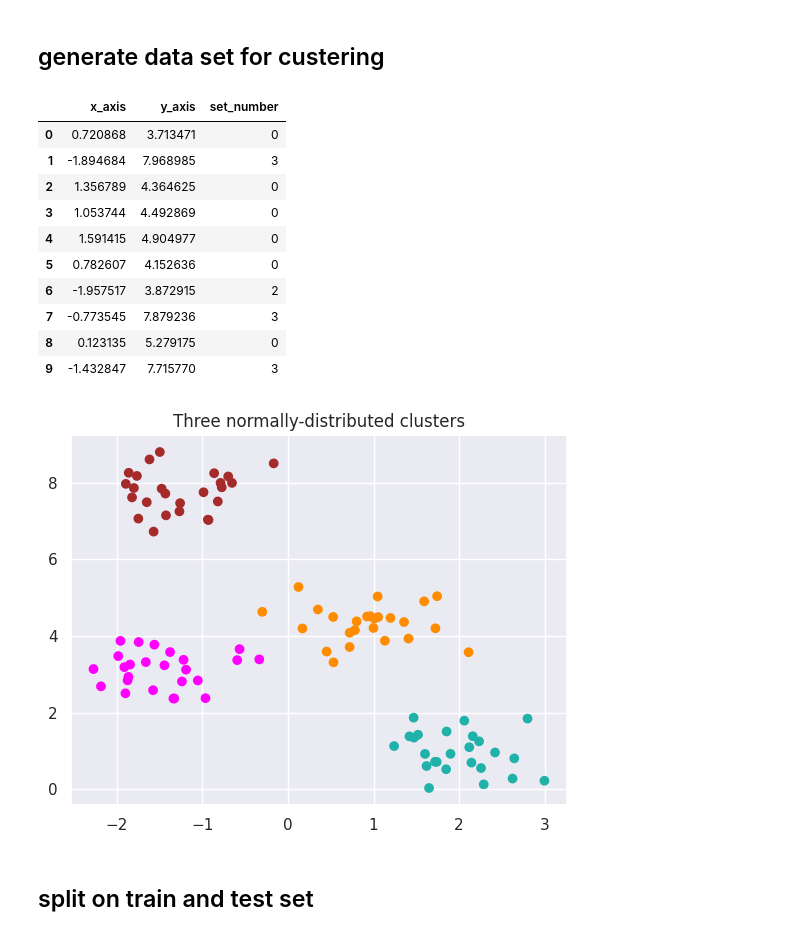
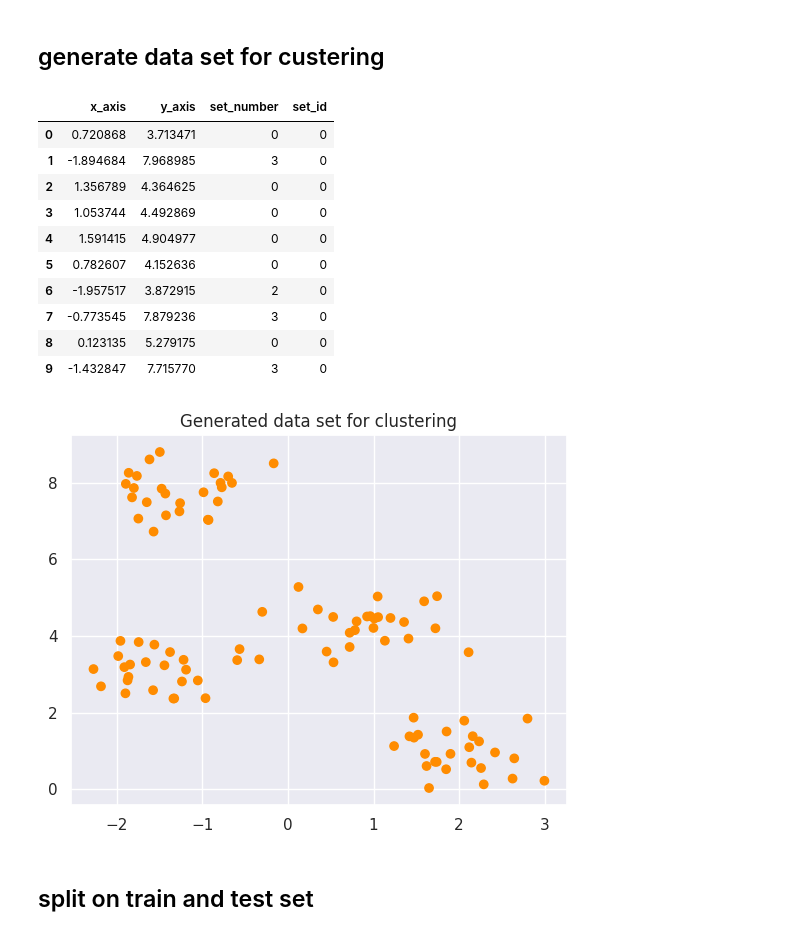
Before and after one commit to tstrakowski/jupyter_notebook, a Jupyter notebook: k-means.ipynb, the cells around one changed output. Saved outputs shown, nothing was run; the diff lists cells and outputs as text; code cells hidden in the pictures.

```diff
--- a/k-means.ipynb
+++ b/k-means.ipynb
@@ -18,26 +110,27 @@ from sklearn.metrics import calinski_harabasz_score
 # %%
 number_sets_to_generate = 4
 
 X, y = make_blobs(centers=number_sets_to_generate, cluster_std=0.5, random_state=0)
 generated_2_sets = pd.DataFrame({'x_axis': X[:, 0], 'y_axis': X[:, 1],'set_number':y})
+generated_2_sets['set_id'] = 0
 display( generated_2_sets.head( 10 ) )
 cmap4 = colors.ListedColormap(["darkorange", "gold", "lawngreen", "lightseagreen", "red", "blue","magenta", "black", "pink", "brown"])
-plt.scatter(generated_2_sets['x_axis'], generated_2_sets['y_axis'], c=generated_2_sets['set_number'],cmap=cmap4)
-plt.title("Three normally-distributed clusters")
+plt.scatter(generated_2_sets['x_axis'], generated_2_sets['y_axis'], c=generated_2_sets['set_id'],cmap=cmap4)
+plt.title("Generated data set for clustering")
 plt.show()
 # %% [output]
-|  | x_axis | y_axis | set_number |
-| 0 | 0.720868 | 3.713471 | 0 |
-| 1 | -1.894684 | 7.968985 | 3 |
-| 2 | 1.356789 | 4.364625 | 0 |
-| 3 | 1.053744 | 4.492869 | 0 |
-| 4 | 1.591415 | 4.904977 | 0 |
-| 5 | 0.782607 | 4.152636 | 0 |
-| 6 | -1.957517 | 3.872915 | 2 |
-| 7 | -0.773545 | 7.879236 | 3 |
-| 8 | 0.123135 | 5.279175 | 0 |
-| 9 | -1.432847 | 7.715770 | 3 |
+|  | x_axis | y_axis | set_number | set_id |
+| 0 | 0.720868 | 3.713471 | 0 | 0 |
+| 1 | -1.894684 | 7.968985 | 3 | 0 |
+| 2 | 1.356789 | 4.364625 | 0 | 0 |
+| 3 | 1.053744 | 4.492869 | 0 | 0 |
+| 4 | 1.591415 | 4.904977 | 0 | 0 |
+| 5 | 0.782607 | 4.152636 | 0 | 0 |
+| 6 | -1.957517 | 3.872915 | 2 | 0 |
+| 7 | -0.773545 | 7.879236 | 3 | 0 |
+| 8 | 0.123135 | 5.279175 | 0 | 0 |
+| 9 | -1.432847 | 7.715770 | 3 | 0 |
-[figure, old version]
+[figure, new version]
 # %% [markdown]
 <H2>split on train and test set</H2>
 # %%
```
Also changed, not shown: parts of 22 cells of this notebook, 4 other files.
